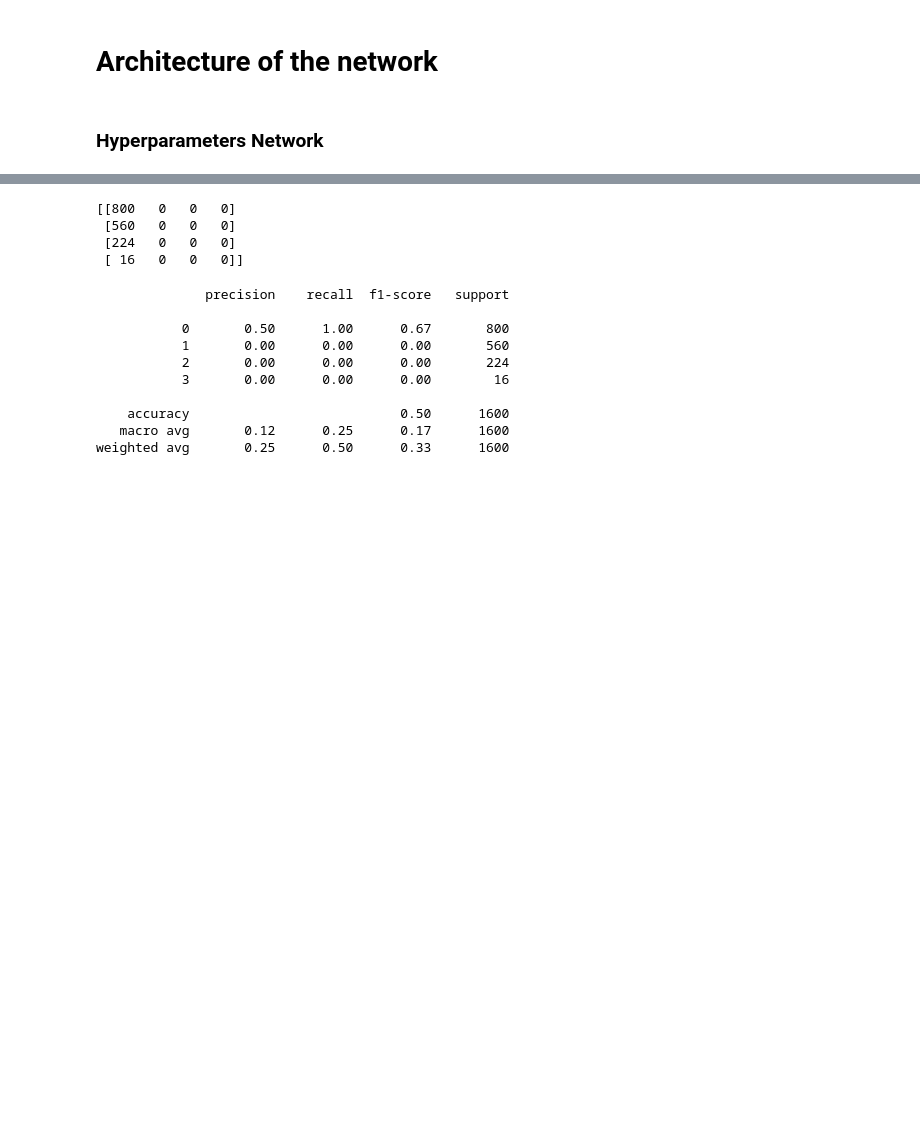
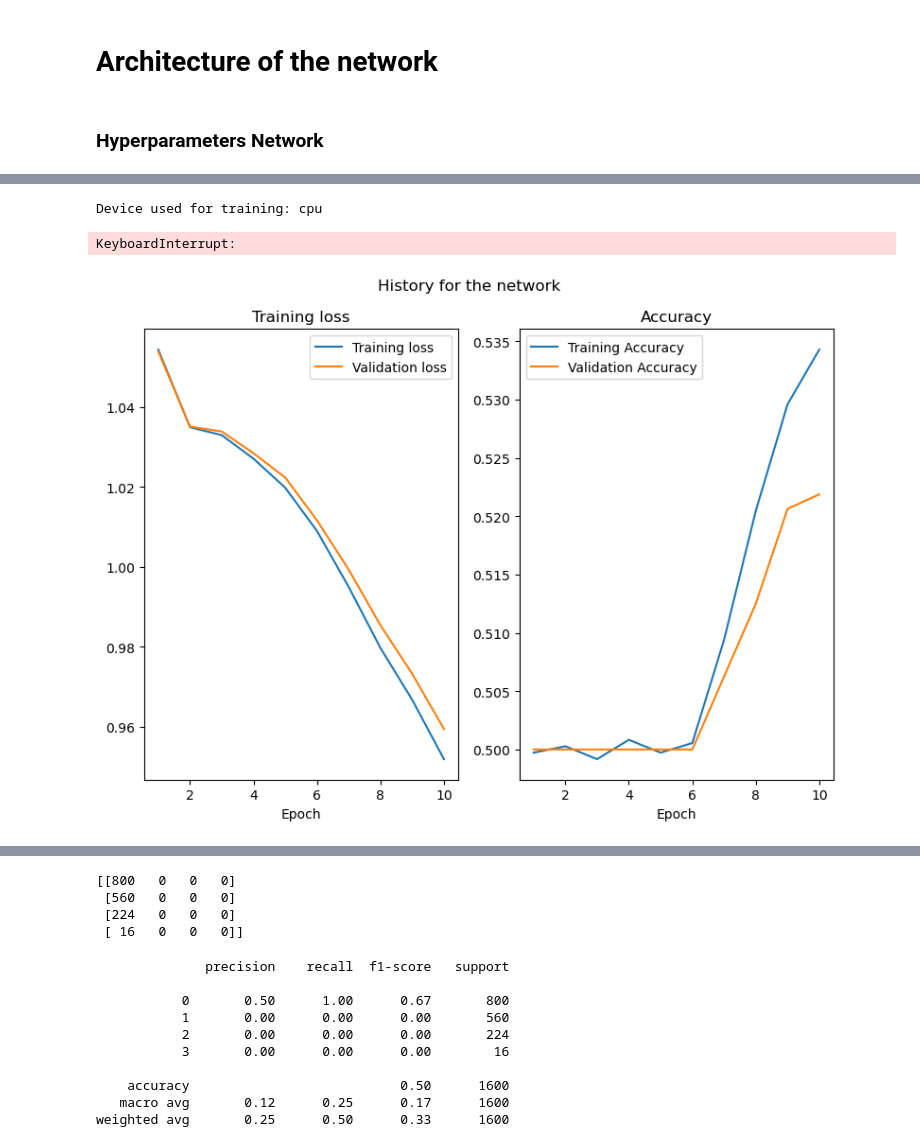
Before and after one commit to benjaminpsmith/dementia-ml, a Jupyter notebook: project.ipynb, the cells around one changed output, grey strips where cells are left out. Drawn from its saved outputs; the diff is of its cells as text; code cells hidden in the pictures; blank space fills up the shorter version.

```diff
--- a/project.ipynb
+++ b/project.ipynb
@@ -36,7 +36,7 @@ Device used: cpu
 # %%
 train_size = 0.75                    # In percent
 test_size = 1 - train_size           # In percent, calculated dynamically from train_size
-batch_size = 16                      # Size of batches
+batch_size = 32                      # Size of batches
 # %% [markdown]
 ## Import the dataset
 Dataset should be imported as a pytorch dataloader for batch optimization
@@ -253,3 +219,71 @@ custom_ConvNet(
+# %%
+class small_cnn(nn.Module):
+    def __init__(self):
+        super(small_cnn, self).__init__()
+        self.cnn_layer1 = nn.Conv2d(1, 12, 5)
+        self.dnn_layer1 = nn.Linear(1, 2**10)
+        self.dnn_layer2 = nn.Linear(2**10, 2**9)
+        self.dnn_layer3 = nn.Linear(2**9, 2**8)
+        self.dnn_layer4 = nn.Linear(2**8, 2**6)
+        self.dnn_layer5 = nn.Linear(2**6, 2**4)
+        self.dnn_layer6 = nn.Linear(2**4, 4)
+
+        self.fc_input = None
+
+    def forward(self, x):
+        x = F.leaky_relu(self.cnn_layer1(x))
+        x = x.view(-1, x.shape[1] * x.shape[2] * x.shape[3])
+        if self.fc_input is None:
+            self.fc_input = x.size(1)
+            self.dnn_layer1 = nn.Linear(x.size(1), 2**10)
+        x = F.leaky_relu(self.dnn_layer1(x))
+        x = F.leaky_relu(self.dnn_layer2(x))
+        x = F.leaky_relu(self.dnn_layer3(x))
+        x = F.leaky_relu(self.dnn_layer4(x))
+        x = F.leaky_relu(self.dnn_layer5(x))
+        return self.dnn_layer6(x)
+
+test_cnn = small_cnn()
+
+def init_weights(m):
+    if isinstance(m, nn.Conv2d) or isinstance(m, nn.Linear):
+        nn.init.kaiming_uniform_(m.weight, mode='fan_in', nonlinearity='leaky_relu')
+        nn.init.zeros_(m.bias)
+test_cnn.apply(init_weights)
+
+criterion = nn.CrossEntropyLoss()
+optimizer = torch.optim.Adam(test_cnn.parameters(), lr=initial_learning_rate)
+lr_scheduler = StepLR(optimizer, step_size=lr_steps, gamma=lr_gamma)
+early_stopper = functions.EarlyStopper(test_cnn, patience=3, min_delta=0.05)
+
+loss_training_hist, loss_val_hist, training_acc_hist, val_acc_hist =  functions.train_network(test_cnn, train_loader, criterion, optimizer, num_epochs, lr_scheduler, test_loader, device, early_stopper=early_stopper)
+# %% [output]
+Device used for training: cpu
+KeyboardInterrupt:
+# %%
+x_epochs = np.linspace(1, len(loss_training_hist), len(loss_training_hist))
+fig, ax = plt.subplots(1, 2, figsize=(8,6))
+ax[0].plot(x_epochs, loss_training_hist, label = 'Training loss')
+ax[0].plot(x_epochs, loss_val_hist, label = 'Validation loss')
+ax[0].set(
+    xlabel='Epoch',
+    title='Training loss'
+)
+
+ax[1].plot(x_epochs, training_acc_hist, label='Training Accuracy')
+ax[1].plot(x_epochs, val_acc_hist, label='Validation Accuracy')
+ax[1].set(
+    xlabel='Epoch',
+    title = 'Accuracy',
+)
+
+fig.suptitle('History for the network')
+ax[0].legend(loc='best')
+ax[1].legend(loc='best')
+plt.tight_layout()
+plt.show()
+# %% [output]
+[figure, added]
 # %%
 dynamic_model = functions.custom_ConvNet(
     input_channels = 1,
```
Also changed, not shown: parts of 6 cells of this notebook, 1 other file.
